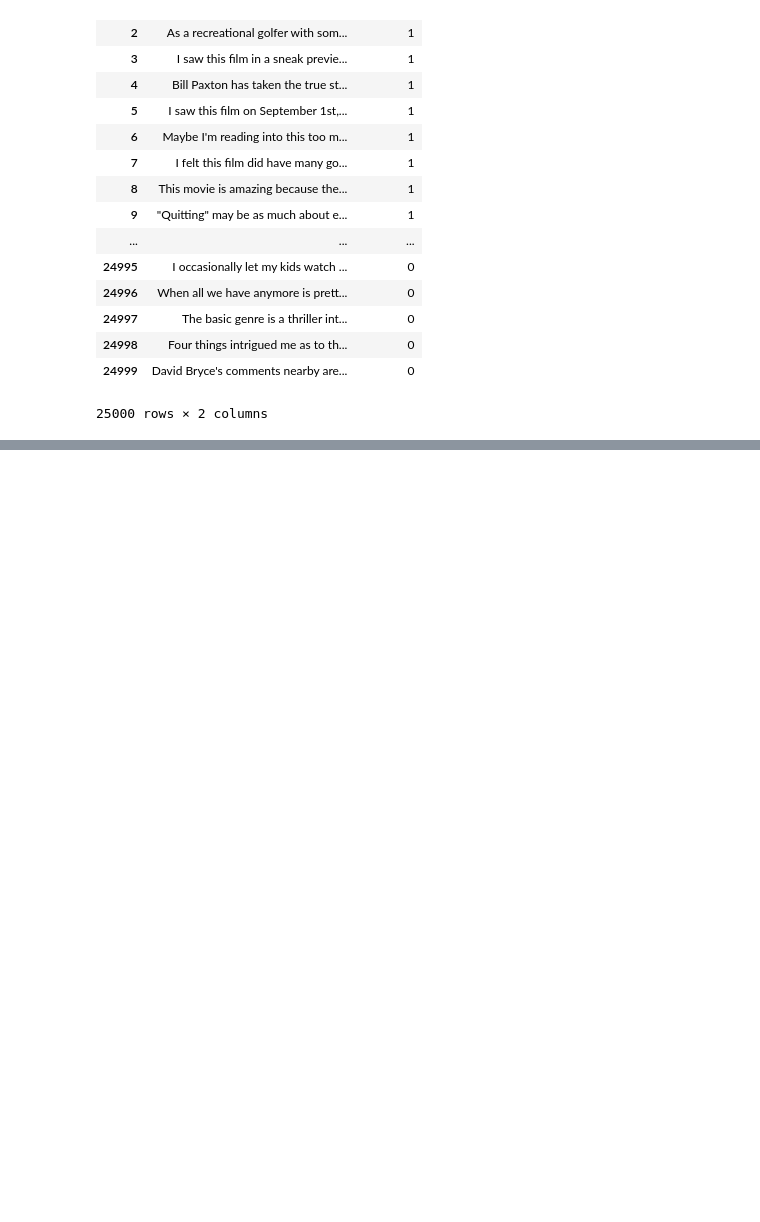
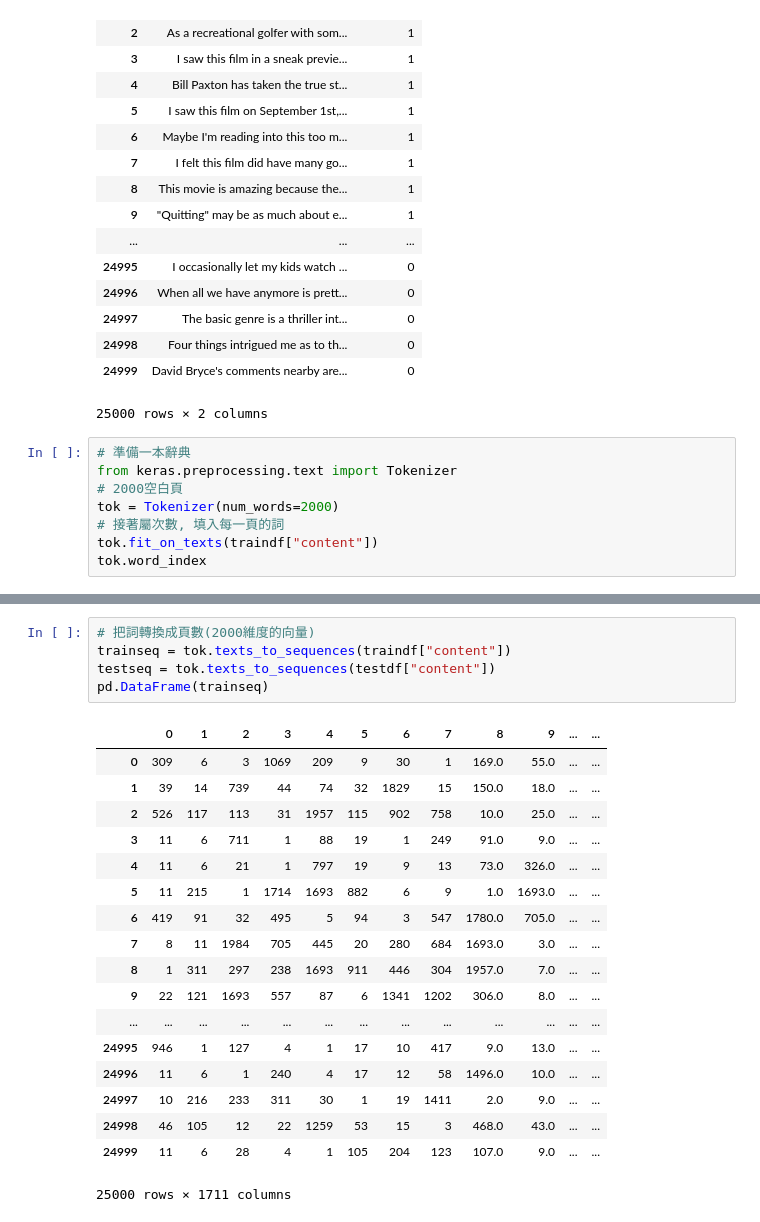
Before and after one commit to Elwing-Chou/taipeitechml, a Jupyter notebook: embedding.ipynb, the cells around one changed output, grey strips where cells are left out. Saved outputs shown, nothing was run; the diff lists cells and outputs as text; blank space fills up the shorter version.

```diff
--- a/embedding.ipynb
+++ b/embedding.ipynb
@@ -69,3 +69,11 @@ testdf
 | 24998 | Four things intrigued me as to th... | 0 |
 | 24999 | David Bryce's comments nearby are... | 0 |
 25000 rows × 2 columns
+# %%
+# 準備一本辭典
+from keras.preprocessing.text import Tokenizer
+# 2000空白頁
+tok = Tokenizer(num_words=2000)
+# 接著屬次數, 填入每一頁的詞
+tok.fit_on_texts(traindf["content"])
+tok.word_index
@@ -71,0 +98,24 @@ testdf
+# %%
+# 把詞轉換成頁數(2000維度的向量)
+trainseq = tok.texts_to_sequences(traindf["content"])
+testseq = tok.texts_to_sequences(testdf["content"])
+pd.DataFrame(trainseq)
+# %% [output]
+|  | 0 | 1 | 2 | 3 | 4 | 5 | 6 | 7 | 8 | 9 | ... | ... |
+| 0 | 309 | 6 | 3 | 1069 | 209 | 9 | 30 | 1 | 169.0 | 55.0 | ... | ... |
+| 1 | 39 | 14 | 739 | 44 | 74 | 32 | 1829 | 15 | 150.0 | 18.0 | ... | ... |
+| 2 | 526 | 117 | 113 | 31 | 1957 | 115 | 902 | 758 | 10.0 | 25.0 | ... | ... |
+| 3 | 11 | 6 | 711 | 1 | 88 | 19 | 1 | 249 | 91.0 | 9.0 | ... | ... |
+| 4 | 11 | 6 | 21 | 1 | 797 | 19 | 9 | 13 | 73.0 | 326.0 | ... | ... |
+| 5 | 11 | 215 | 1 | 1714 | 1693 | 882 | 6 | 9 | 1.0 | 1693.0 | ... | ... |
+| 6 | 419 | 91 | 32 | 495 | 5 | 94 | 3 | 547 | 1780.0 | 705.0 | ... | ... |
+| 7 | 8 | 11 | 1984 | 705 | 445 | 20 | 280 | 684 | 1693.0 | 3.0 | ... | ... |
+| 8 | 1 | 311 | 297 | 238 | 1693 | 911 | 446 | 304 | 1957.0 | 7.0 | ... | ... |
+| 9 | 22 | 121 | 1693 | 557 | 87 | 6 | 1341 | 1202 | 306.0 | 8.0 | ... | ... |
+| ... | ... | ... | ... | ... | ... | ... | ... | ... | ... | ... | ... | ... |
+| 24995 | 946 | 1 | 127 | 4 | 1 | 17 | 10 | 417 | 9.0 | 13.0 | ... | ... |
+| 24996 | 11 | 6 | 1 | 240 | 4 | 17 | 12 | 58 | 1496.0 | 10.0 | ... | ... |
+| 24997 | 10 | 216 | 233 | 311 | 30 | 1 | 19 | 1411 | 2.0 | 9.0 | ... | ... |
+| 24998 | 46 | 105 | 12 | 22 | 1259 | 53 | 15 | 3 | 468.0 | 43.0 | ... | ... |
+| 24999 | 11 | 6 | 28 | 4 | 1 | 105 | 204 | 123 | 107.0 | 9.0 | ... | ... |
+25000 rows × 1711 columns
```
Also changed, not shown: parts of 2 cells of this notebook.
